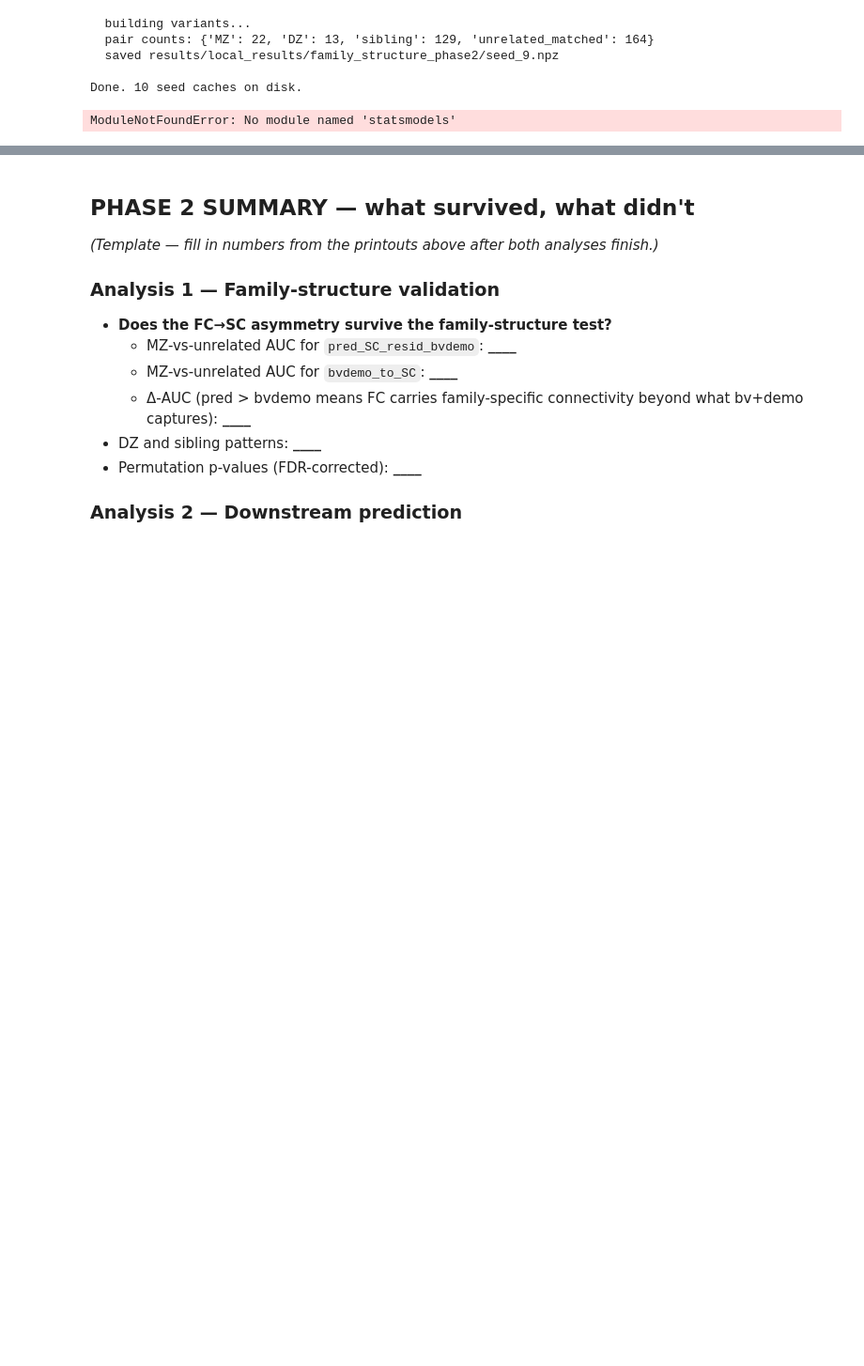
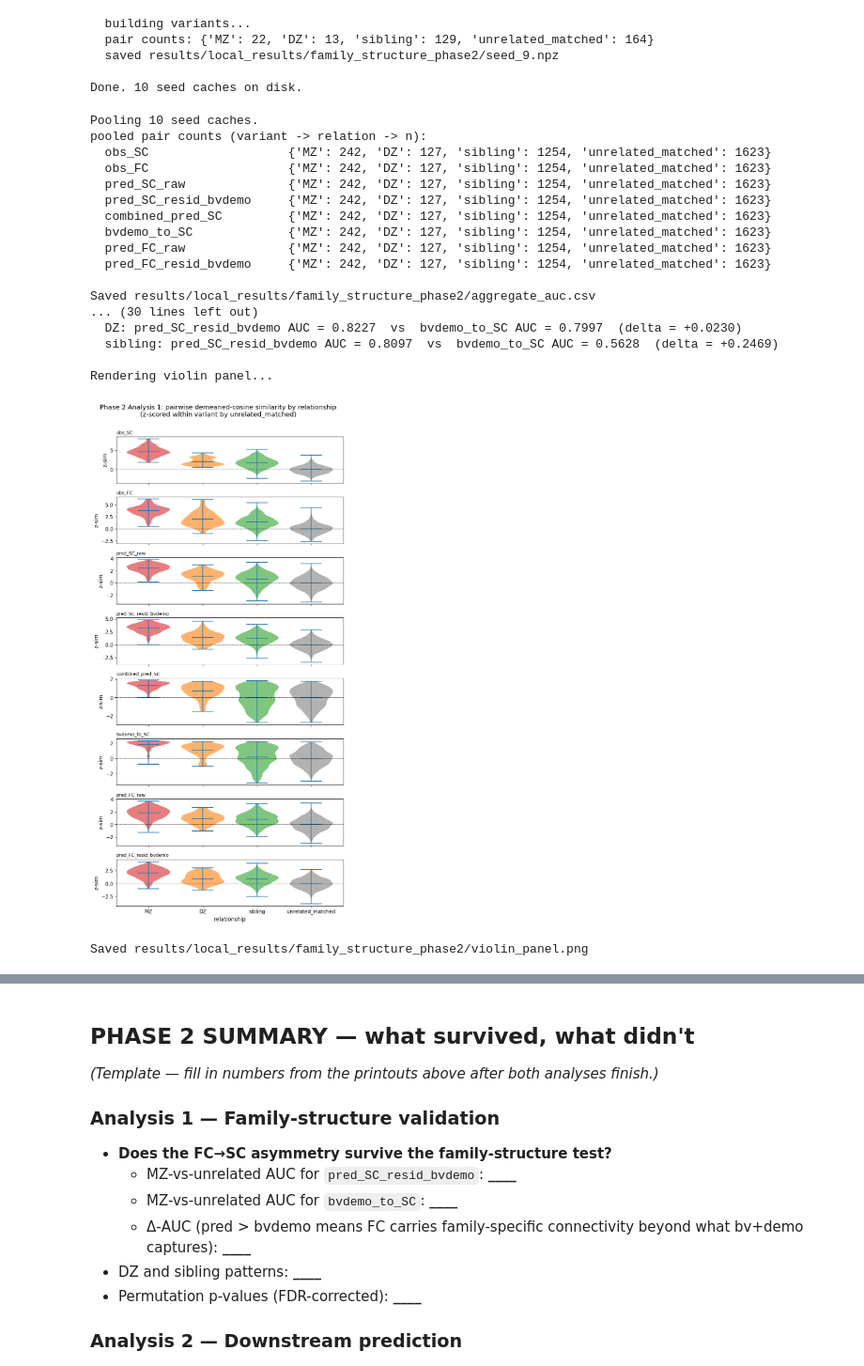
Before and after one commit to alexander-ratzan/Conn2Conn, a Jupyter notebook: notebooks-FC_to_SC-experimental/model_overviews/crossmodal_pca_pls_closed_form_overview.ipynb, the cells around one changed output, grey strips where cells are left out. Shown at 94% size. Cells and saved outputs as stored; diff of their text form; code cells hidden in the pictures; blank space fills up the shorter version.

```diff
--- a/notebooks-FC_to_SC-experimental/model_overviews/crossmodal_pca_pls_closed_form_overview.ipynb
+++ b/notebooks-FC_to_SC-experimental/model_overviews/crossmodal_pca_pls_closed_form_overview.ipynb
@@ -3816,10 +3816,23 @@ import numpy as _np
 import pandas as _pd
 import matplotlib.pyplot as _plt
 from pathlib import Path as _Path
-from statsmodels.stats.multitest import multipletests
 
 assert 'PHASE2_FAM_DIR' in dir(), "Run STEP 8.0 first."
 assert '_phase2_auc_vs_unrelated' in dir(), "Run STEP 8.1 first."
+
+def _fdr_bh(pvals, alpha=0.05):
+    """Benjamini-Hochberg FDR adjustment (vector). Returns (reject_bool_array, padj_array).
+    Drop-in for statsmodels.stats.multitest.multipletests(..., method='fdr_bh')."""
+    _p = _np.asarray(pvals, dtype=float)
+    _n = len(_p)
+    _order = _np.argsort(_p)
+    _ranked = _p[_order]
+    _adj = _ranked * _n / _np.arange(1, _n + 1)
+    _adj = _np.minimum.accumulate(_adj[::-1])[::-1]
+    _adj = _np.clip(_adj, 0, 1)
+    _padj = _np.empty(_n); _padj[_order] = _adj
+    return _padj <= alpha, _padj
+
 
 _VARIANTS = [
     "obs_SC", "obs_FC",
@@ -3873,7 +3886,7 @@ _auc_df = _pd.DataFrame(_records)
 # FDR-correct across all (variant, relation) comparisons.
 _mask = _auc_df["p_perm"].notna()
 if _mask.any():
-    _reject, _padj, _, _ = multipletests(_auc_df.loc[_mask, "p_perm"].values, method="fdr_bh")
+    _reject, _padj = _fdr_bh(_auc_df.loc[_mask, "p_perm"].values)
     _auc_df.loc[_mask, "p_fdr"] = _padj
     _auc_df.loc[_mask, "sig_fdr"] = _reject
 _auc_path = PHASE2_FAM_DIR / "aggregate_auc.csv"
@@ -3893,34 +3906,52 @@ for _rel in ("MZ", "DZ", "sibling"):
         _da = float(_a.values[0]); _db = float(_b.values[0])
         print(f"  {_rel}: pred_SC_resid_bvdemo AUC = {_da:.4f}  vs  bvdemo_to_SC AUC = {_db:.4f}  (delta = {_da - _db:+.4f})")
 
 # ---- 5. Violin plot panel ----
 print("\nRendering violin panel...", flush=True)
 _fig, _axes = _plt.subplots(len(_VARIANTS), 1, figsize=(8, 2 * len(_VARIANTS)), sharex=True)
 _rel_order = ["MZ", "DZ", "sibling", "unrelated_matched"]
 _rel_colors = {"MZ": "#d62728", "DZ": "#ff7f0e", "sibling": "#2ca02c", "unrelated_matched": "#7f7f7f"}
 for _ax, _var in zip(_axes, _VARIANTS):
     _data_lists = [_pooled_z[_var].get(_rel, _np.array([])) for _rel in _rel_order]
     _positions = list(range(len(_rel_order)))
     _data_nonempty = [d if d.size > 1 else _np.array([0.0]) for d in _data_lists]
     _parts = _ax.violinplot(_data_nonempty, positions=_positions, showmeans=True, widths=0.8)
     for _pc, _rel in zip(_parts["bodies"], _rel_order):
         _pc.set_facecolor(_rel_colors[_rel])
         _pc.set_alpha(0.6)
     _ax.set_xticks(_positions)
     _ax.set_xticklabels(_rel_order, rotation=0)
     _ax.axhline(0, color="black", linewidth=0.5, linestyle="--")
     _ax.set_title(_var, loc="left", fontsize=10)
     _ax.set_ylabel("z-sim")
 _axes[-1].set_xlabel("relationship")
 _fig.suptitle("Phase 2 Analysis 1: pairwise demeaned-cosine similarity by relationship\n"
               "(z-scored within variant by unrelated_matched)", y=1.001)
 _fig.tight_layout()
 _fig_path = PHASE2_FAM_DIR / "violin_panel.png"
 _fig.savefig(_fig_path, dpi=120, bbox_inches="tight")
 _plt.show()
 print(f"Saved {_fig_path}")
 # %% [output]
-ModuleNotFoundError: No module named 'statsmodels'
+Pooling 10 seed caches.
+pooled pair counts (variant -> relation -> n):
+  obs_SC                   {'MZ': 242, 'DZ': 127, 'sibling': 1254, 'unrelated_matched': 1623}
+  obs_FC                   {'MZ': 242, 'DZ': 127, 'sibling': 1254, 'unrelated_matched': 1623}
+  pred_SC_raw              {'MZ': 242, 'DZ': 127, 'sibling': 1254, 'unrelated_matched': 1623}
+  pred_SC_resid_bvdemo     {'MZ': 242, 'DZ': 127, 'sibling': 1254, 'unrelated_matched': 1623}
+  combined_pred_SC         {'MZ': 242, 'DZ': 127, 'sibling': 1254, 'unrelated_matched': 1623}
+  bvdemo_to_SC             {'MZ': 242, 'DZ': 127, 'sibling': 1254, 'unrelated_matched': 1623}
+  pred_FC_raw              {'MZ': 242, 'DZ': 127, 'sibling': 1254, 'unrelated_matched': 1623}
+  pred_FC_resid_bvdemo     {'MZ': 242, 'DZ': 127, 'sibling': 1254, 'unrelated_matched': 1623}
+
+Saved results/local_results/family_structure_phase2/aggregate_auc.csv
+... (30 lines left out)
+  DZ: pred_SC_resid_bvdemo AUC = 0.8227  vs  bvdemo_to_SC AUC = 0.7997  (delta = +0.0230)
+  sibling: pred_SC_resid_bvdemo AUC = 0.8097  vs  bvdemo_to_SC AUC = 0.5628  (delta = +0.2469)
+
+Rendering violin panel...
+[figure, added]
+Saved results/local_results/family_structure_phase2/violin_panel.png
 # %%
 # ============= STEP 9.1: ANALYSIS 2 HELPERS (downstream prediction) =============
 # Predict subject-level targets (sex, age, optionally cognition) from each of 10 input
```
Also changed, not shown: parts of 3 cells of this notebook.
